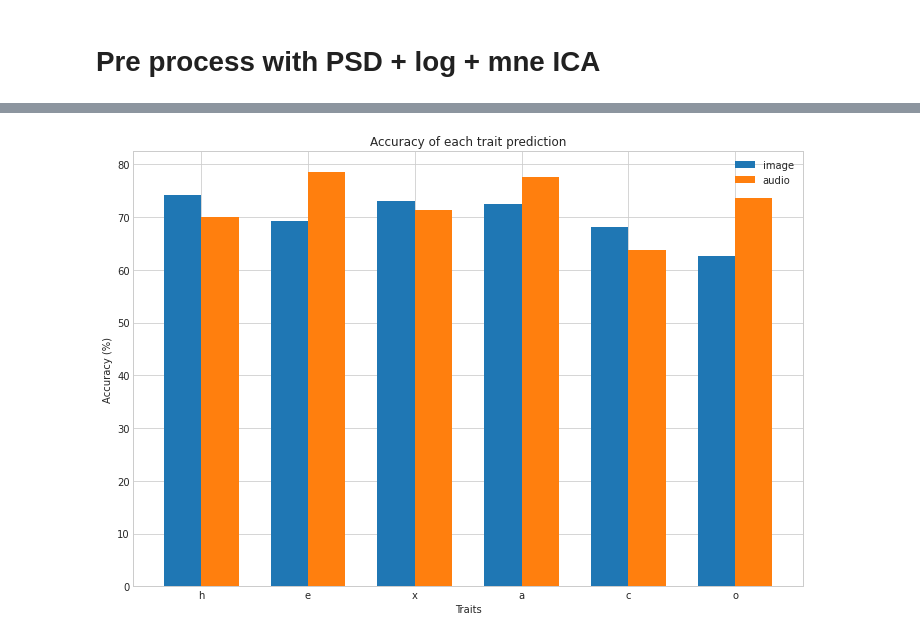
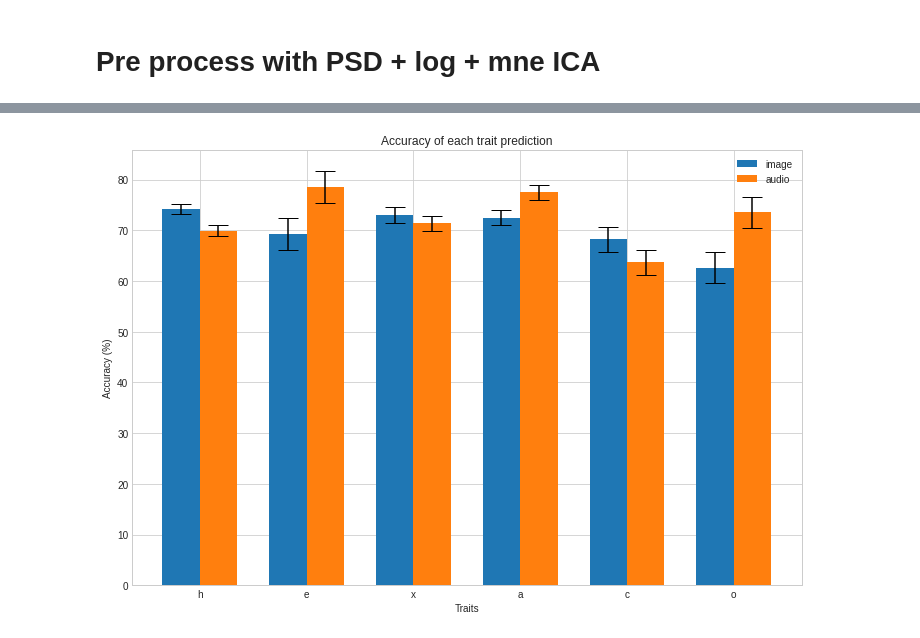
Before and after one commit to akraradets/2021JanHCI, a Jupyter notebook: 4-redo-process/03-CSP-redo-10.ipynb, the cells around one changed output, grey strips where cells are left out. Cells and saved outputs as stored; diff of their text form; code cells hidden in the pictures.

```diff
--- a/4-redo-process/03-CSP-redo-10.ipynb
+++ b/4-redo-process/03-CSP-redo-10.ipynb
@@ -216,6 +216,8 @@ def build_data(p_num, EEG,ids):
                 raise ValueError(f"There might be a bad data. epochs.get_data().shape = {epochs.get_data().shape}")
 
             # Extract features
+            import sys
+            sys.stdout = open(os.devnull, 'w')
             events = np.array([int(event / 100) for event in epochs.events[:,2]])
             csp = mne.decoding.CSP(n_components=10, transform_into='csp_space', norm_trace=True)
             data = csp.fit_transform(epochs.get_data()[:,:8,:], events)
@@ -231,11 +233,11 @@ def build_data(p_num, EEG,ids):
                 label = np.expand_dims(label, axis=0)
                 if(type(Y) == type(None)): Y = label
                 else: Y = np.concatenate( [Y, label ], axis=0 )
-
+            sys.stdout = sys.__stdout__
     print(f"{p_num} done| {ids}")
     return np.array(X),np.array(Y),freq
 
-def get_accuracy(X,y):
+def get_accuracy(X,Y):
     result = []
     traits = ["h","e","x","a","c","o"]
     for index,label in enumerate(traits):
@@ -447,22 +456,22 @@ result_audio = np.array(result_audio)
 # %%
 traits = ["h","e","x","a","c","o"]
 width =.35
 
 fig, ax = plt.subplots(figsize=(12,8))
 
-ax.bar(np.arange(6)      ,result_image[best_image_idx,:,0] * 100, width=width, label='image', ecolor='black', capsize=10)
-ax.bar(np.arange(6)+width,result_audio[best_audio_idx,:,0] * 100, width=width, label='audio', ecolor='black', capsize=10)
+ax.bar(np.arange(6)      ,result_image[best_image_idx,:,0] * 100, yerr=result_image[best_image_idx,:,2] * 100, width=width, label='image', ecolor='black', capsize=10)
+ax.bar(np.arange(6)+width,result_audio[best_audio_idx,:,0] * 100, yerr=result_image[best_audio_idx,:,2] * 100, width=width, label='audio', ecolor='black', capsize=10)
 
 ax.set_xlabel('Traits')
 ax.set_ylabel('Accuracy (%)')
 ax.set_title('Accuracy of each trait prediction')
 ax.set_xticks(np.arange(6) + width / 2)
 ax.set_xticklabels(traits)
 ax.legend()
 
 plt.show()
 # %% [output]
-[figure, old version]
+[figure, new version]
 # %%
 print(f"On average, image accuracy is {round(result_image[best_image_idx,:,0].mean(),2)} and audio accuracy is {round(result_audio[best_audio_idx,:,0].mean(),2)}")
 print(f"On average, image    score is {round(result_image[best_image_idx,:,1].mean(),2)} and audio    score is {round(result_audio[best_audio_idx,:,1].mean(),2)}")
```
Also changed, not shown: parts of 6 cells of this notebook, 1 other file.
